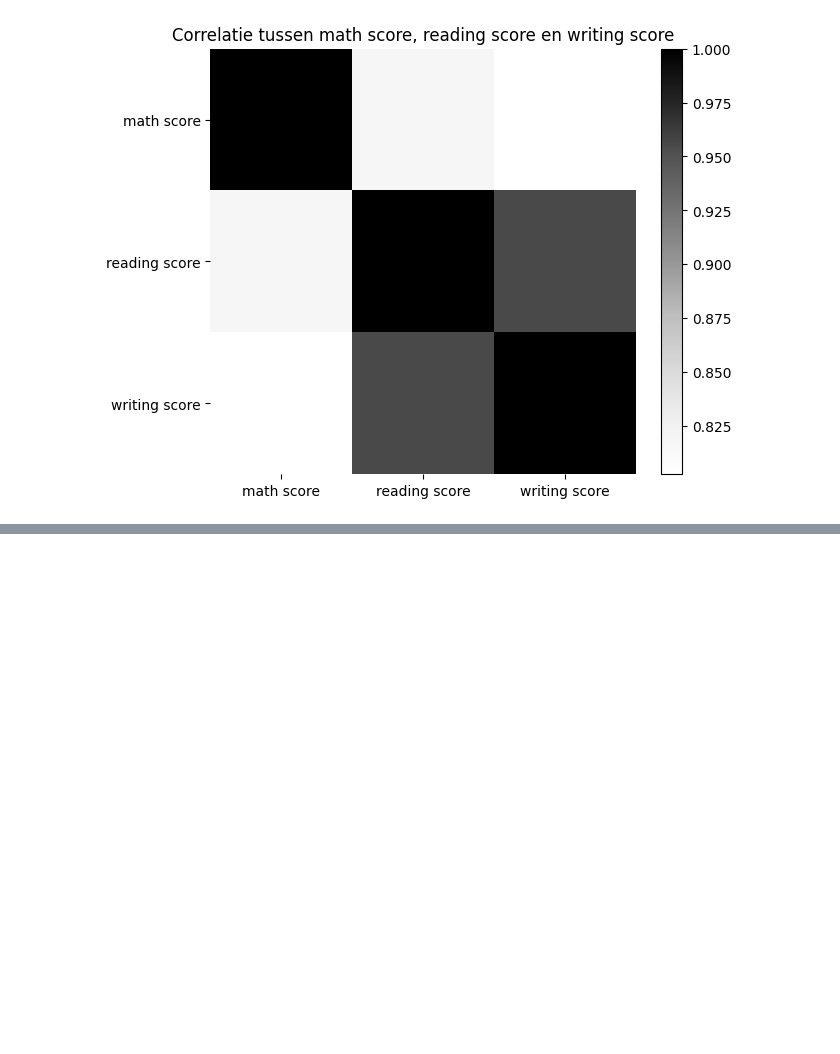
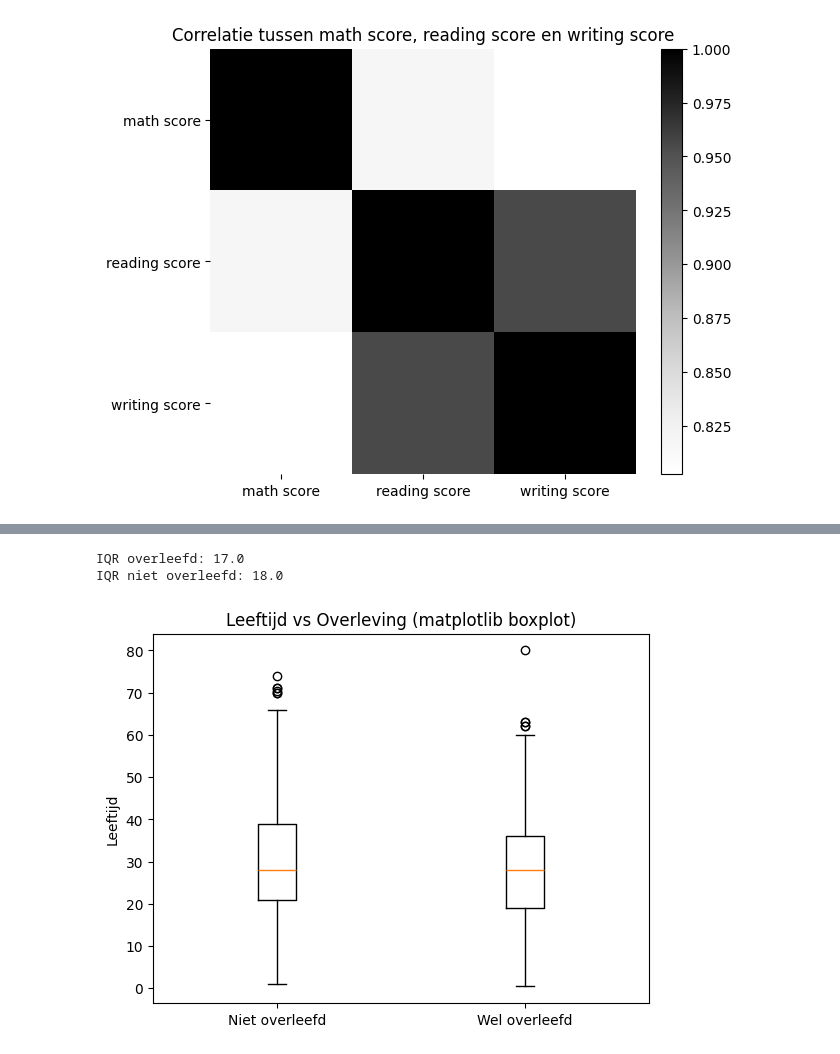
Before and after one commit to Jef-DS/matplotlib, a Jupyter notebook: matplotlib07.ipynb, the cells around one changed output, grey strips where cells are left out. Saved outputs shown, nothing was run; the diff lists cells and outputs as text; code cells hidden in the pictures; blank space fills up the shorter version.

```diff
--- a/matplotlib07.ipynb
+++ b/matplotlib07.ipynb
@@ -150,0 +171,5 @@ plt.show()
+# %%
+import pandas as pd
+TITANIC_CSV = 'Titanic-Dataset.csv'
+df = pd.read_csv(TITANIC_CSV)
+df.Age.describe()
@@ -150,0 +191,16 @@ plt.show()
+# %%
+import matplotlib.pyplot as plt
+
+overleefd = df.loc[df.Survived == 1, 'Age'].dropna()
+
+print('IQR overleefd:', overleefd.quantile(0.75) - overleefd.quantile(0.25) )
+niet_overleefd = df.loc[df.Survived == 0, 'Age'].dropna()
+print('IQR niet overleefd:', niet_overleefd.quantile(0.75) - niet_overleefd.quantile(0.25) )
+plt.boxplot([niet_overleefd, overleefd], tick_labels=["Niet overleefd", "Wel overleefd"])
+plt.ylabel("Leeftijd")
+plt.title("Leeftijd vs Overleving (matplotlib boxplot)")
+plt.show()
+# %% [output]
+IQR overleefd: 17.0
+IQR niet overleefd: 18.0
+[figure, added]
```
Also changed, not shown: parts of 11 cells of this notebook.
